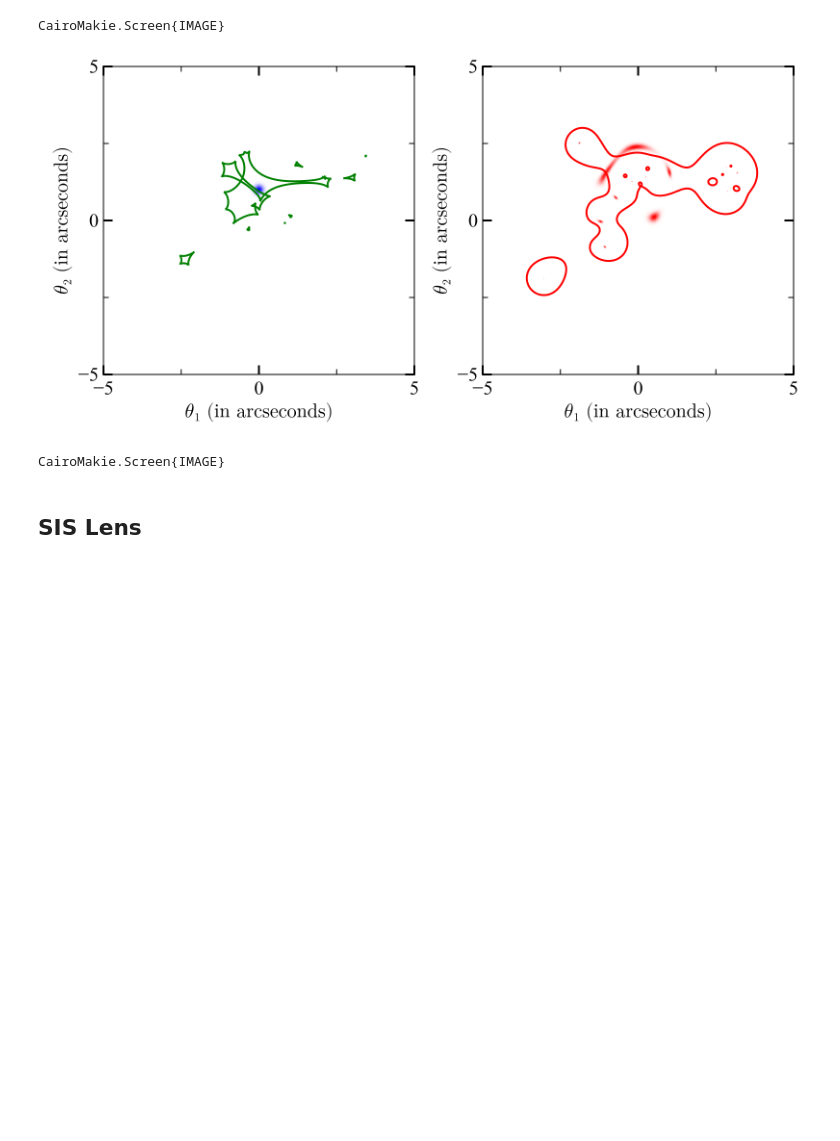
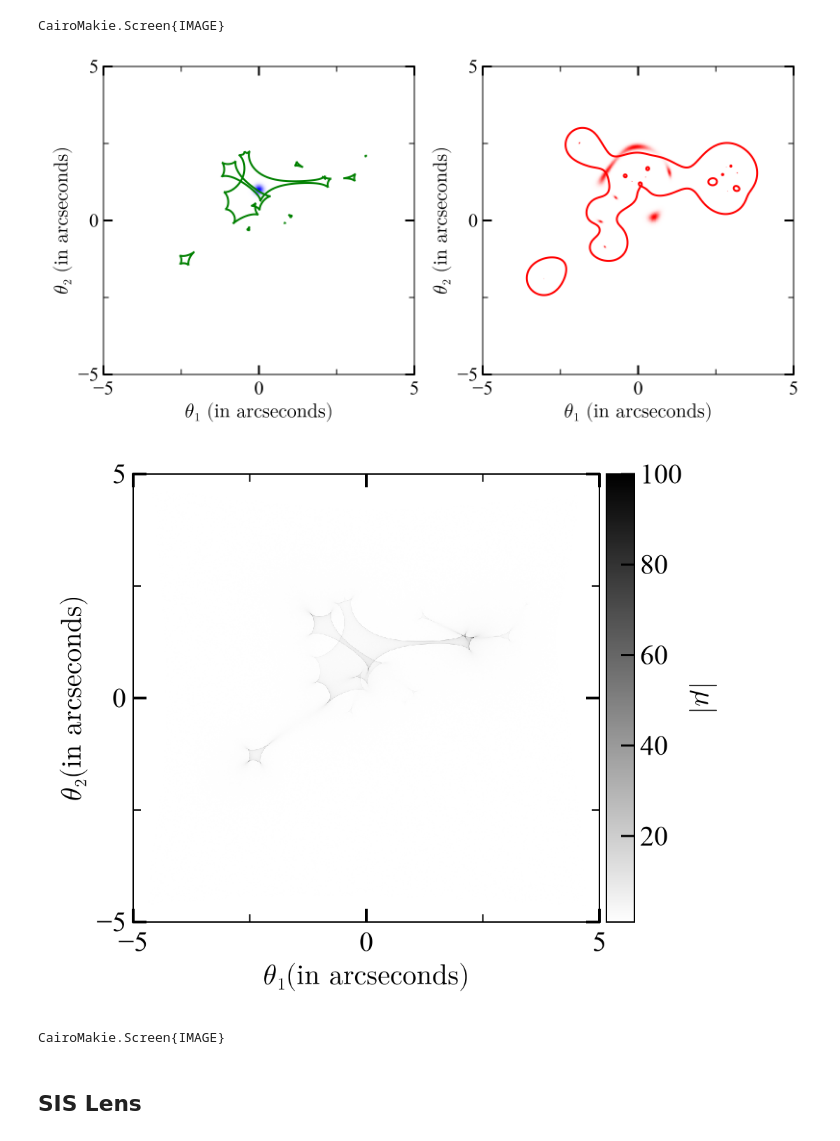
Before and after one commit to akmeena766/LensFactory_Examples, a Jupyter notebook: Example-2: Basic strong lensing.ipynb, the cells around one changed output. Drawn from its saved outputs; the diff is of its cells as text; code cells hidden in the pictures; blank space fills up the shorter version.

```diff
--- a/Example-2: Basic strong lensing.ipynb
+++ b/Example-2: Basic strong lensing.ipynb
@@ -60,10 +60,14 @@ CairoMakie.Screen{IMAGE}
 # %%
 # Let us add a point source
 src = Sources.gaussian(x, y, 0.1*ANGLE_ARCSEC, 0.1*ANGLE_ARCSEC, (0.0*ANGLE_ARCSEC, 1.0*ANGLE_ARCSEC), A=ANGLE_ARCSEC^2)
 fig, ax = Lenses.plot_image_plane(lens, x, y, adis; two_panel=true, source=src)
 display(fig)
+
+fig, ax = Lenses.plot_magnification_map(lens, x, y, adis; plane=:source, rays_per_pixel=100)
+display(fig)
 # %% [output]
 [figure]
+[figure, added]
 CairoMakie.Screen{IMAGE}
 # %% [markdown]
 ## SIS Lens
```
Also changed, not shown: parts of 2 cells of this notebook, 1 other file.
